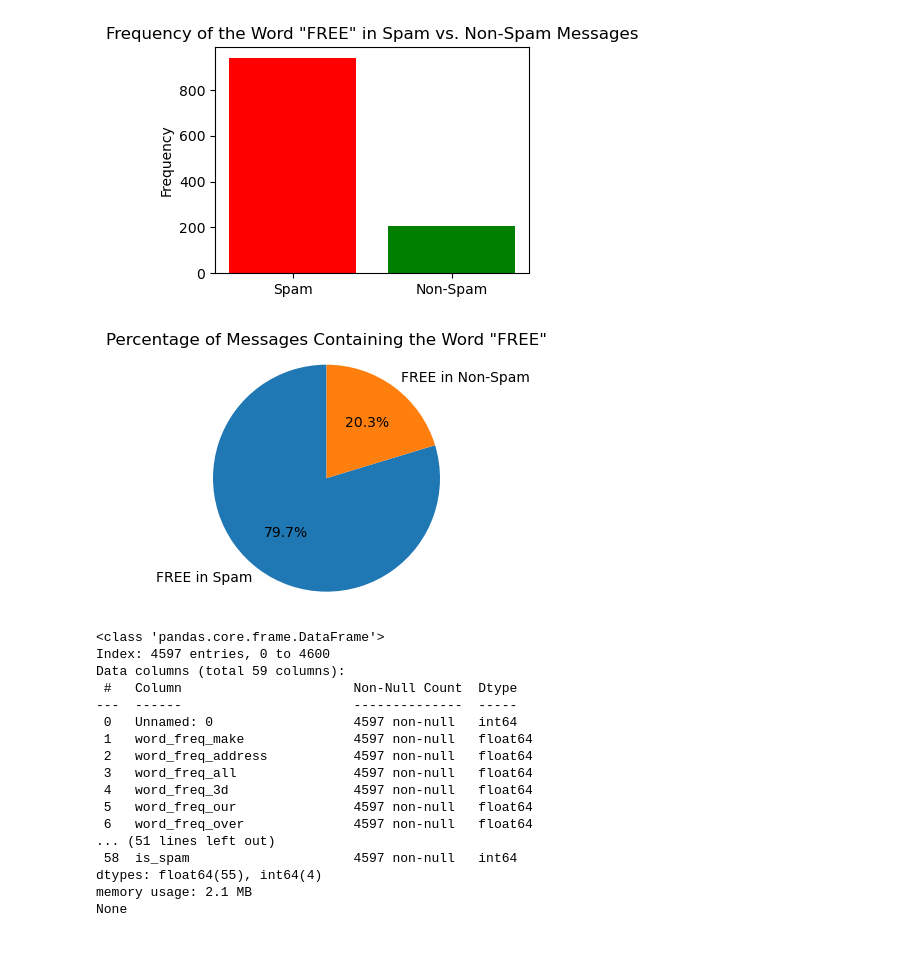
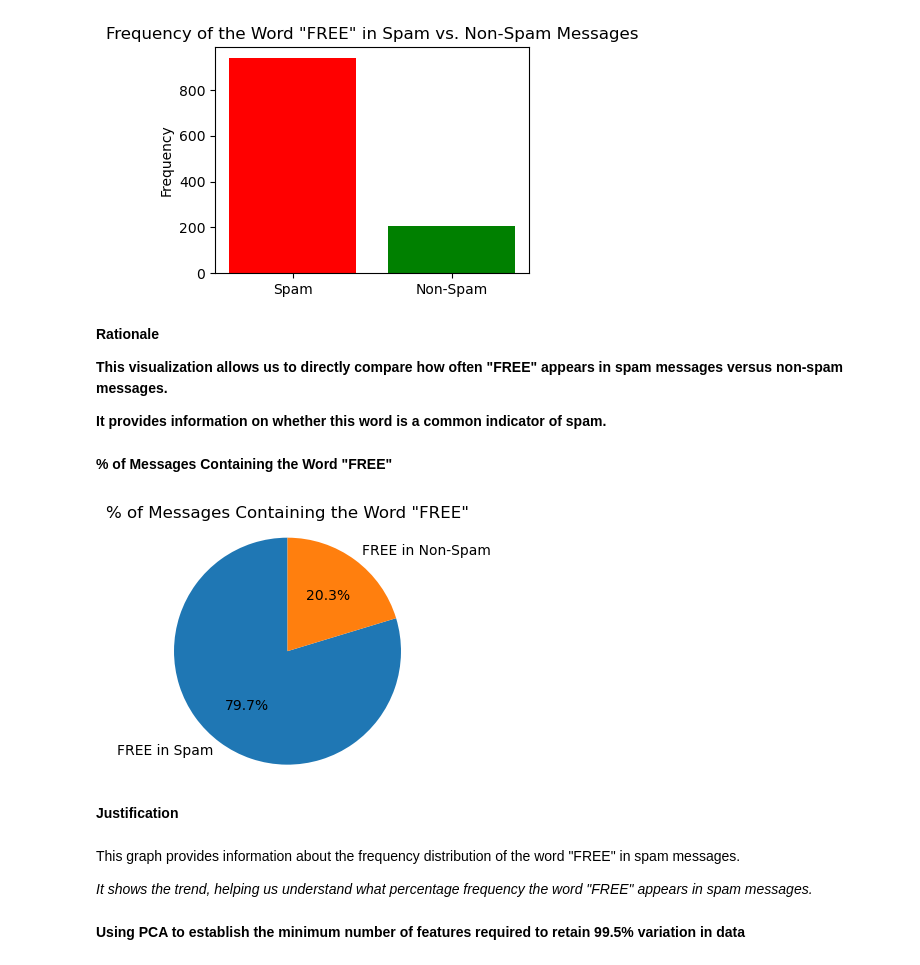
Before and after one commit to AngeloCarrinho/DataPreparation-SpamDatabase, a Jupyter notebook: Spambase.ipynb, the cells around one changed output. Drawn from its saved outputs; the diff is of its cells as text; code cells hidden in the pictures.

```diff
--- a/Spambase.ipynb
+++ b/Spambase.ipynb
@@ -108,2 +132,0 @@ le=preproc.LabelEncoder()
-# %%
-spambase_df["is_spam"]=le.fit_transform(spambase_df["is_spam"])
@@ -126,41 +158,37 @@ plt.tight_layout()
 plt.show()
 # %% [output]
 [figure]
+# %% [markdown]
+**Rationale**
+
+**This visualization allows us to directly compare how often "FREE" appears in spam messages versus non-spam messages.**
+
+**It provides information on whether this word is a common indicator of spam.**
 # %%
 total_messages = len(spambase_df)
 free_in_spam = spambase_df[spambase_df['is_spam'] == True]['word_freq_free'].apply(lambda x: x > 0).sum()
 free_in_non_spam = spambase_df[spambase_df['is_spam'] == False]['word_freq_free'].apply(lambda x: x > 0).sum()
+# %% [markdown]
+**% of Messages Containing the Word "FREE"**
 # %%
 percentage = [(free_in_spam / total_messages) * 100, (free_in_non_spam / total_messages) * 100]
 # %%
 plt.figure(figsize=(4, 3))
 plt.pie(percentage, labels=['FREE in Spam', 'FREE in Non-Spam'], autopct='%1.1f%%', startangle=90)
-plt.title('Percentage of Messages Containing the Word "FREE"')
+plt.title('% of Messages Containing the Word "FREE"')
 plt.axis('equal')  # Equal aspect ratio ensures the pie chart is circular
 plt.tight_layout()
 plt.show()
 # %% [output]
-[figure, old version]
+[figure, new version]
+# %% [markdown]
+**Justification**
+# %% [markdown]
+This graph provides information about the frequency distribution of the word "FREE" in spam messages.
+
+*It shows the trend, helping us understand what percentage frequency the word "FREE" appears in spam messages.*
+# %% [markdown]
+**Using PCA to establish the minimum number of features required to retain 99.5% variation in data**
 # %%
 spambase_df = spambase_df.apply(pd.to_numeric, errors='coerce')
 spambase_df.dropna(inplace=True)
-# %%
-print(spambase_df.info())
-# %% [output]
-<class 'pandas.core.frame.DataFrame'>
-Index: 4597 entries, 0 to 4600
-Data columns (total 59 columns):
- #   Column                      Non-Null Count  Dtype
----  ------                      --------------  -----
- 0   Unnamed: 0                  4597 non-null   int64
- 1   word_freq_make              4597 non-null   float64
- 2   word_freq_address           4597 non-null   float64
- 3   word_freq_all               4597 non-null   float64
- 4   word_freq_3d                4597 non-null   float64
- 5   word_freq_our               4597 non-null   float64
- 6   word_freq_over              4597 non-null   float64
-... (51 lines left out)
- 58  is_spam                     4597 non-null   int64
-dtypes: float64(55), int64(4)
-memory usage: 2.1 MB
-None
```
Also changed, not shown: parts of 73 cells of this notebook.
